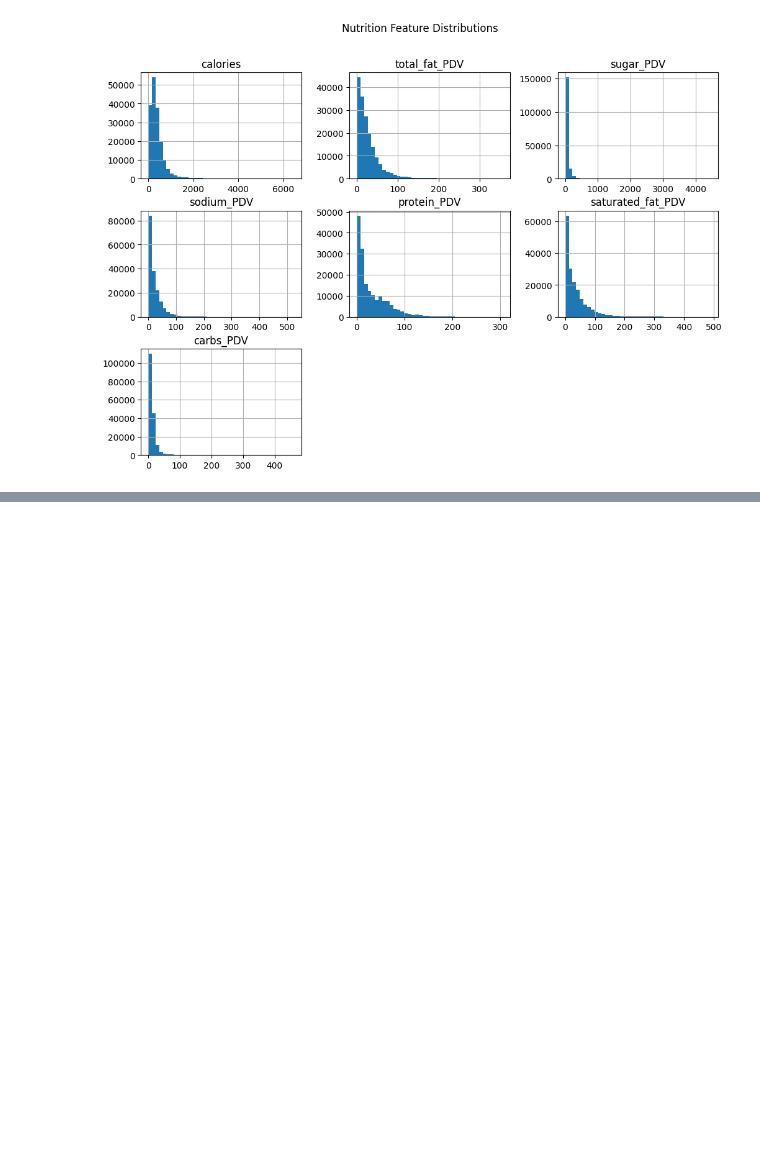
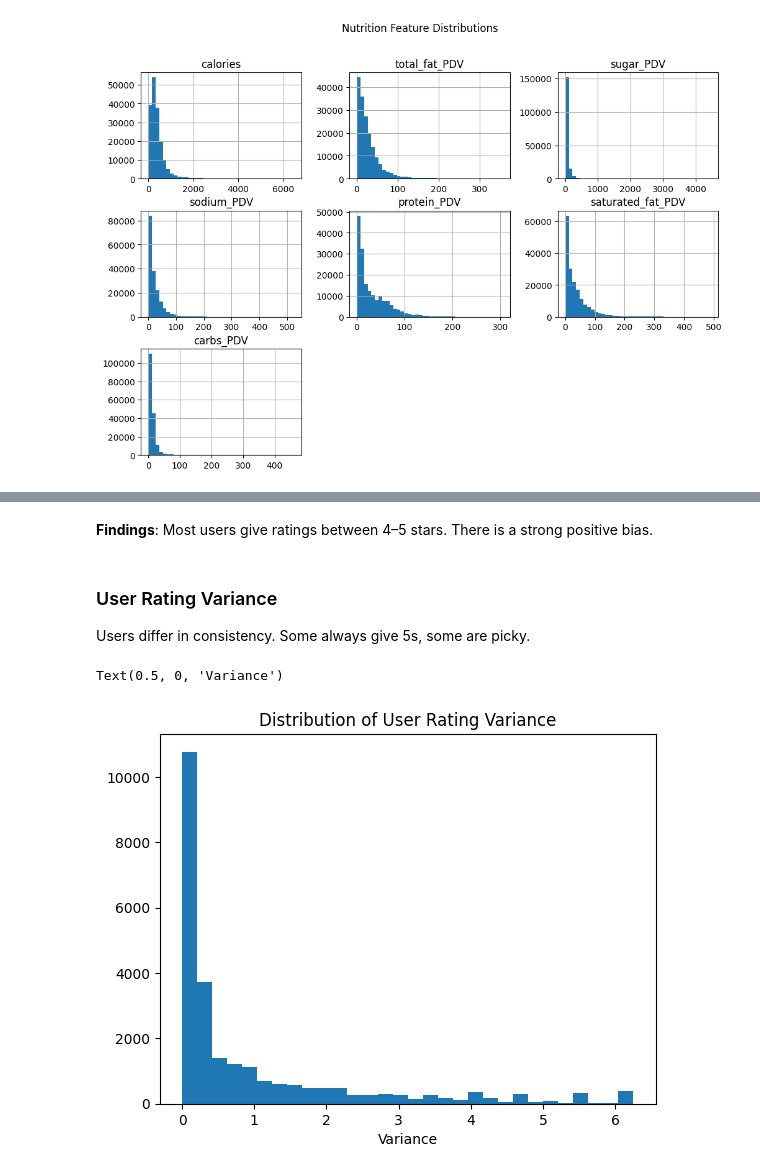
Before and after one commit to chriss-mo/recommendr, a Jupyter notebook: main2.ipynb, the cells around one changed output, grey strips where cells are left out. Drawn from its saved outputs; the diff is of its cells as text; code cells hidden in the pictures; blank space fills up the shorter version.

```diff
--- a/main2.ipynb
+++ b/main2.ipynb
@@ -412,0 +451,17 @@ Text(0.5, 0.98, 'Nutrition Feature Distributions')
+# %% [markdown]
+**Findings**: Most users give ratings between 4–5 stars. There is a strong positive bias.
+# %% [markdown]
+### User Rating Variance
+
+Users differ in consistency. Some always give 5s, some are picky.
+# %%
+pp_users["rating_variance"] = pp_users["ratings"].apply(
+    lambda lst: np.var(lst) if len(lst) > 1 else 0
+)
+
+plt.hist(pp_users["rating_variance"], bins=30)
+plt.title("Distribution of User Rating Variance")
+plt.xlabel("Variance")
+# %% [output]
+Text(0.5, 0, 'Variance')
+[figure, added]
```
Also changed, not shown: parts of 14 cells of this notebook.
